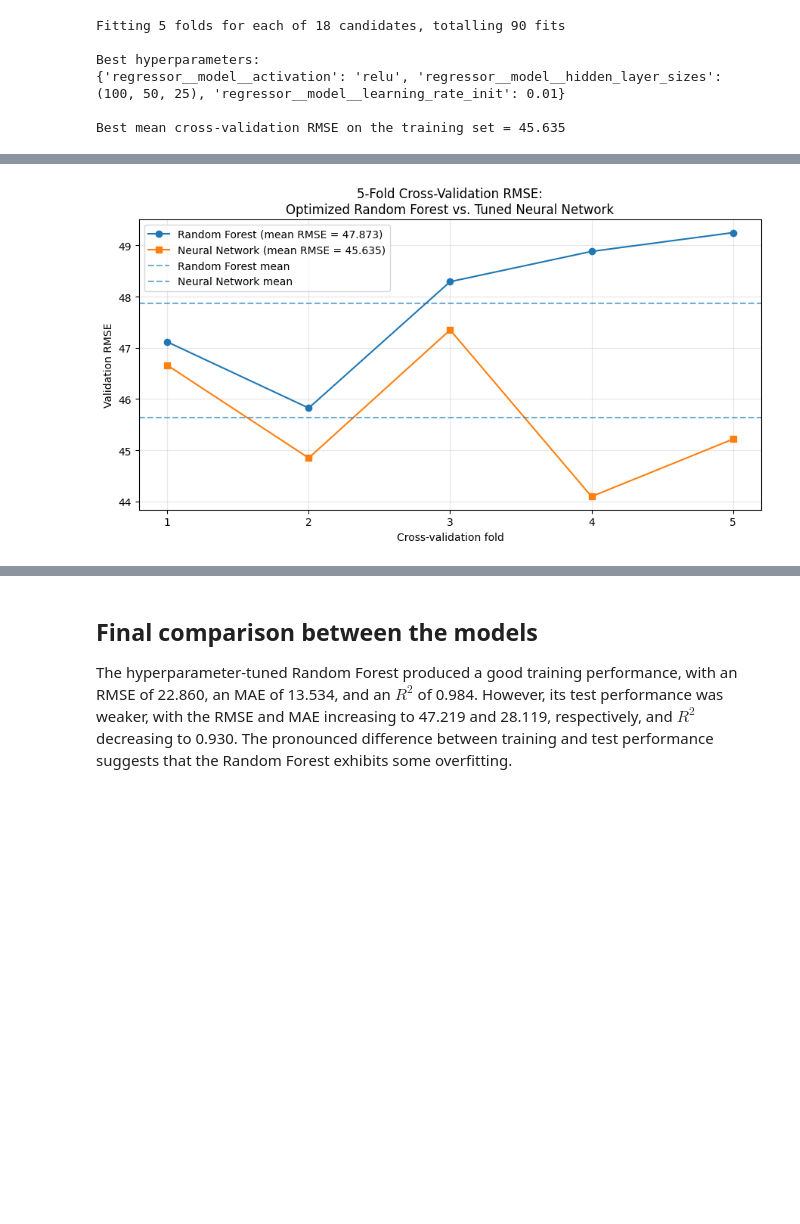
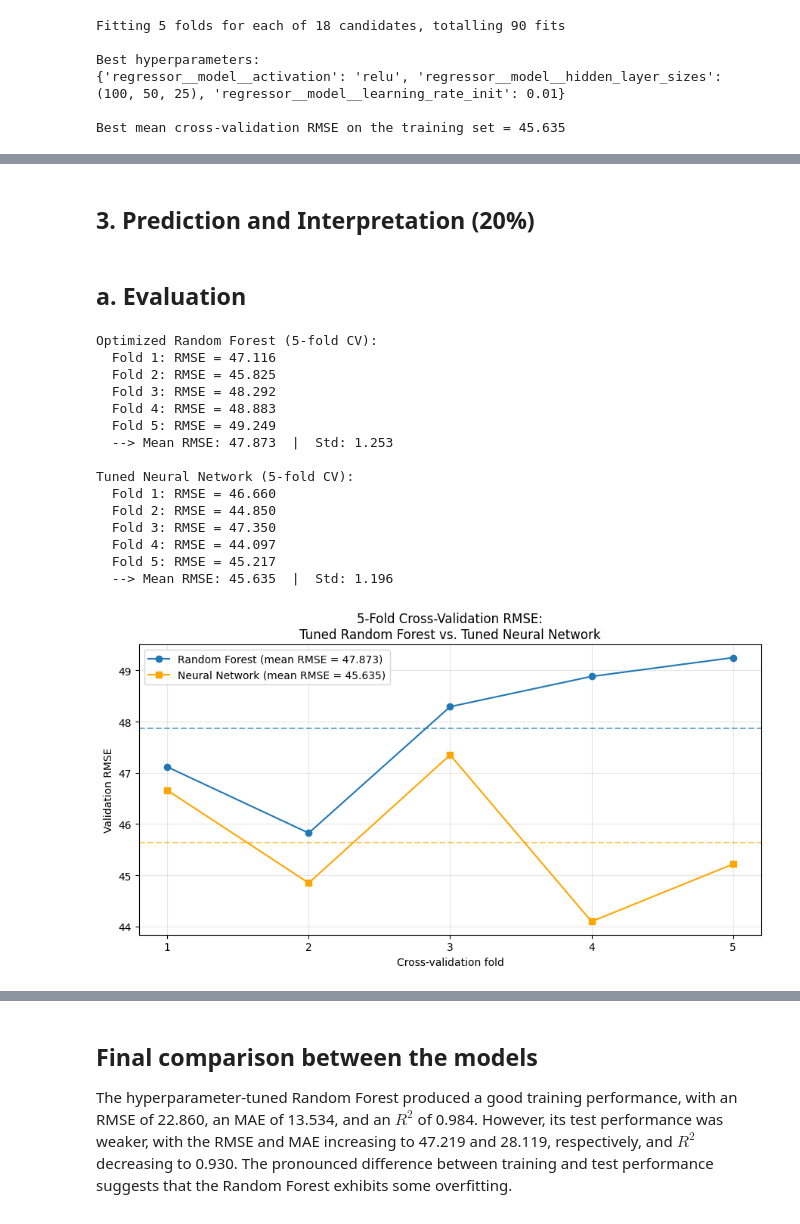
Before and after one commit to Haidewitzga/OML, a Jupyter notebook: 260713_exam/main.ipynb, the cells around one changed output, grey strips where cells are left out. Saved outputs shown, nothing was run; the diff lists cells and outputs as text; code cells hidden in the pictures; blank space fills up the shorter version.

Commit message:
confronto linear-random forest

```diff
--- a/260713_exam/main.ipynb
+++ b/260713_exam/main.ipynb
@@ -996,13 +997,13 @@ for name, X_train_version in feature_sets_train.items():
     X_test_version = feature_sets_test[name]
     y_pred = random_forest.predict(X_test_version)
 
-    test_rmse = np.sqrt(mean_squared_error(y_test, y_pred))
-    test_mae = mean_absolute_error(y_test, y_pred)
-    test_r2 = r2_score(y_test, y_pred)
+    RF_test_rmse = np.sqrt(mean_squared_error(y_test, y_pred))
+    RF_test_mae = mean_absolute_error(y_test, y_pred)
+    RF_test_r2 = r2_score(y_test, y_pred)
 
-    print(f"RMSE for test set = {test_rmse:.3f}")
-    print(f"MAE for test set = {test_mae:.3f}")
-    print(f"R² for test set = {test_r2:.3f}")
+    print(f"RMSE for test set = {RF_test_rmse:.3f}")
+    print(f"MAE for test set = {RF_test_mae:.3f}")
+    print(f"R² for test set = {RF_test_r2:.3f}")
 # %% [output]
 Dataset with comfindex dropped
 Mean cross-validation RMSE on the training set = 57.655, std = 2.042
@@ -1352,4 +1352,42 @@ R² = 0.936
+# %% [markdown]
+## 3. Prediction and Interpretation (20%)
+# %% [markdown]
+## a. Evaluation
 # %%
+# Random Forest: RMSE for each fold of the best parameter combination
+rf_best_index = grid_search.best_index_
+
+rf_scores = np.array([
+    -grid_search.cv_results_[f"split{i}_test_score"][rf_best_index]
+    for i in range(5)
+])
+
+print("Optimized Random Forest (5-fold CV):")
+for i, score in enumerate(rf_scores, start=1):
+    print(f"  Fold {i}: RMSE = {score:.3f}")
+
+print(
+    f"  --> Mean RMSE: {rf_scores.mean():.3f}"
+    f"  |  Std: {rf_scores.std():.3f}"
+)
+
+# Neural Network: RMSE for each fold of the best parameter combination
+mlp_best_index = grid_search_mlp.best_index_
+
+nn_scores = np.array([
+    -grid_search_mlp.cv_results_[f"split{i}_test_score"][mlp_best_index]
+    for i in range(5)
+])
+
+print("\nTuned Neural Network (5-fold CV):")
+for i, score in enumerate(nn_scores, start=1):
+    print(f"  Fold {i}: RMSE = {score:.3f}")
+
+print(
+    f"  --> Mean RMSE: {nn_scores.mean():.3f}"
+    f"  |  Std: {nn_scores.std():.3f}"
+)
+
 # Index of the best hyperparameter combination for each model
 best_rf_index = grid_search.best_index_
 best_mlp_index = grid_search_mlp.best_index_
@@ -1389,36 +1427,51 @@ ax.plot(
     mlp_fold_rmse,
     marker="s",
     linestyle="-",
+    color="orange",
     label=f"Neural Network (mean RMSE = {mlp_mean_rmse:.3f})"
 )
 
 # Horizontal dashed lines representing the average RMSE
 ax.axhline(
     rf_mean_rmse,
     linestyle="--",
     alpha=0.6,
-    label="Random Forest mean"
 )
 
 ax.axhline(
     mlp_mean_rmse,
     linestyle="--",
     alpha=0.6,
-    label="Neural Network mean"
+    color="orange"
 )
 
 ax.set_xticks(folds)
 ax.set_xlabel("Cross-validation fold")
 ax.set_ylabel("Validation RMSE")
 ax.set_title(
     "5-Fold Cross-Validation RMSE:\n"
-    "Optimized Random Forest vs. Tuned Neural Network"
+    "Tuned Random Forest vs. Tuned Neural Network"
 )
 
 ax.grid(alpha=0.3)
 ax.legend()
 
 plt.tight_layout()
 plt.show()
 # %% [output]
+Optimized Random Forest (5-fold CV):
+  Fold 1: RMSE = 47.116
+  Fold 2: RMSE = 45.825
+  Fold 3: RMSE = 48.292
+  Fold 4: RMSE = 48.883
+  Fold 5: RMSE = 49.249
+  --> Mean RMSE: 47.873  |  Std: 1.253
+
+Tuned Neural Network (5-fold CV):
+  Fold 1: RMSE = 46.660
+  Fold 2: RMSE = 44.850
+  Fold 3: RMSE = 47.350
+  Fold 4: RMSE = 44.097
+  Fold 5: RMSE = 45.217
+  --> Mean RMSE: 45.635  |  Std: 1.196
-[figure, old version]
+[figure, new version]
```
Also changed, not shown: parts of 9 cells of this notebook.
